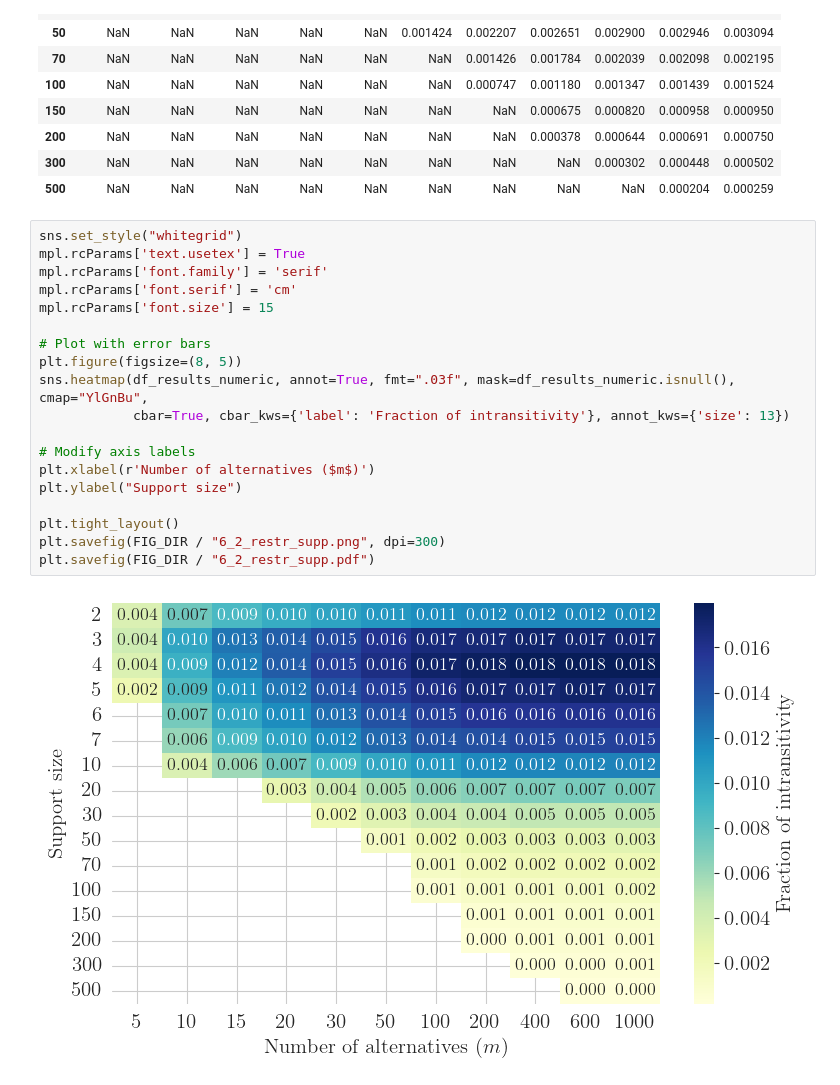
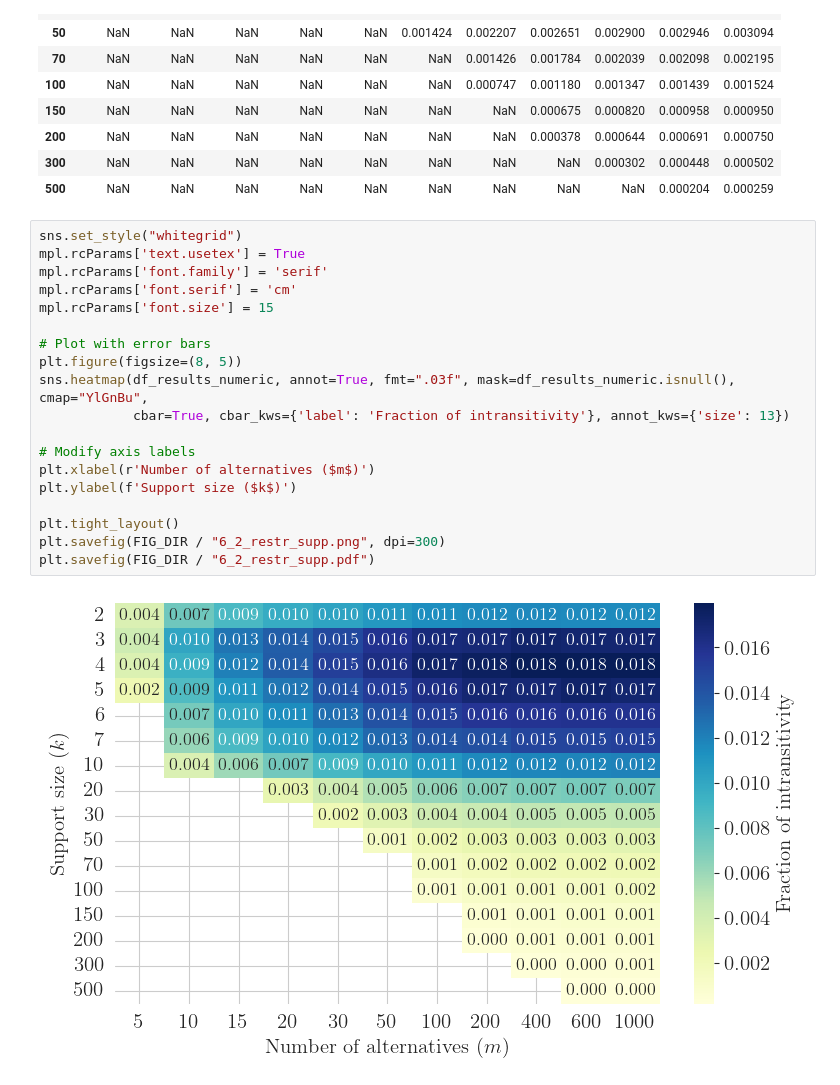
Before and after one commit to johschnee/pc-preferences, a Jupyter notebook: thesis_code/6_2_restricted_support.ipynb, the cells around one changed output. Drawn from its saved outputs; the diff is of its cells as text.

```diff
--- a/thesis_code/6_2_restricted_support.ipynb
+++ b/thesis_code/6_2_restricted_support.ipynb
@@ -104,21 +106,21 @@ df_results_numeric
 # %%
 sns.set_style("whitegrid")
 mpl.rcParams['text.usetex'] = True
 mpl.rcParams['font.family'] = 'serif'
 mpl.rcParams['font.serif'] = 'cm'
 mpl.rcParams['font.size'] = 15
 
 # Plot with error bars
 plt.figure(figsize=(8, 5))
 sns.heatmap(df_results_numeric, annot=True, fmt=".03f", mask=df_results_numeric.isnull(), cmap="YlGnBu",
             cbar=True, cbar_kws={'label': 'Fraction of intransitivity'}, annot_kws={'size': 13})
 
 # Modify axis labels
 plt.xlabel(r'Number of alternatives ($m$)')
-plt.ylabel("Support size")
+plt.ylabel(f'Support size ($k$)')
 
 plt.tight_layout()
 plt.savefig(FIG_DIR / "6_2_restr_supp.png", dpi=300)
 plt.savefig(FIG_DIR / "6_2_restr_supp.pdf")
 # %% [output]
-[figure, old version]
+[figure, new version]
```
Also changed, not shown: parts of 1 cell of this notebook, 11 other files.
